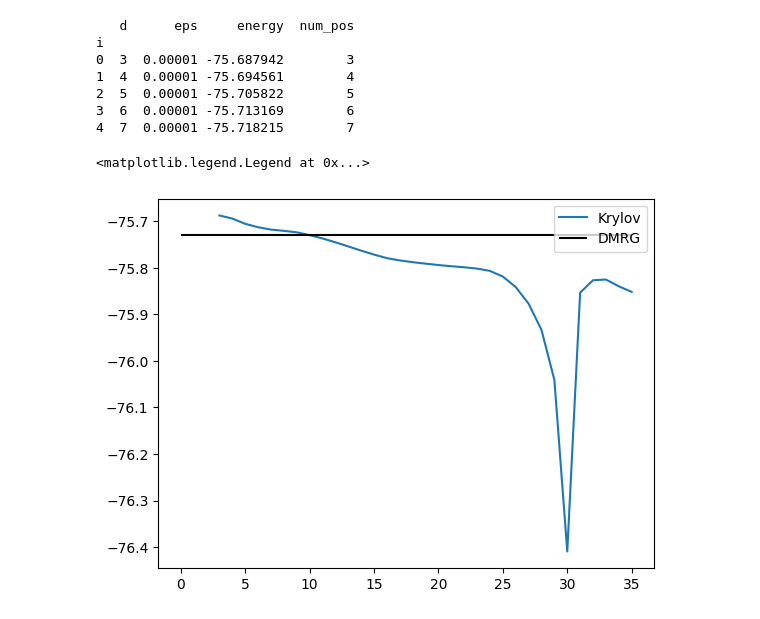
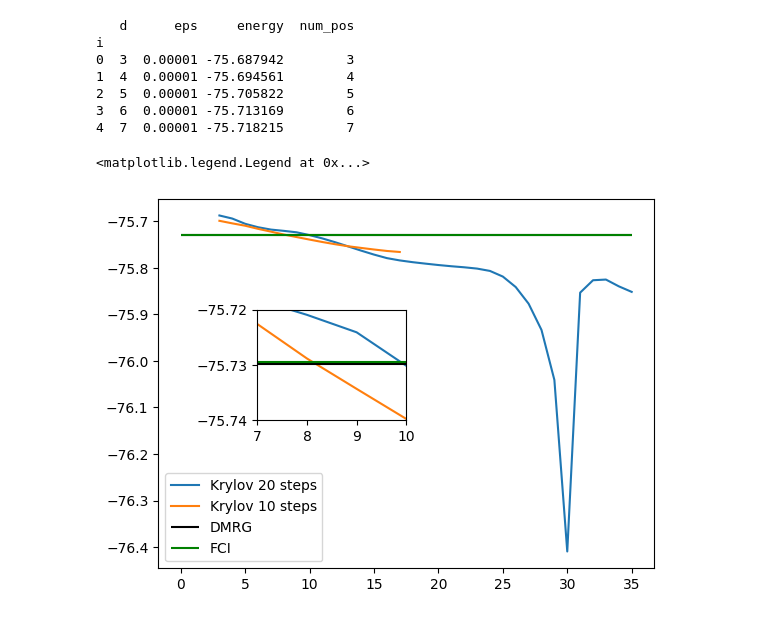
Before and after one commit to rmlarose/compare-vkp, a Jupyter notebook: water_plot_new.ipynb, the cells around one changed output. Drawn from its saved outputs; the diff is of its cells as text; code cells hidden in the pictures.

Commit message:
Added data from 10-step calculation as well as FCI energy.

```diff
--- a/water_plot_new.ipynb
+++ b/water_plot_new.ipynb
@@ -15,13 +15,30 @@ i
 2  5  0.00001 -75.705822        5
 3  6  0.00001 -75.713169        6
 4  7  0.00001 -75.718215        7
+# %%
+output_file2 = "water_10steps/eigvals.hdf5"
+df2 = pd.read_hdf(output_file2, key="eigenvalues")
 # %%
 energy_dmrg = -75.72977583
+energy_fci = -7.572938704e+01
 # %%
 fig, ax = plt.subplots()
-ax.plot(df["d"], df["energy"], label="Krylov")
+ax.plot(df["d"], df["energy"], label="Krylov 20 steps")
+ax.plot(df2["d"], df2["energy"], label="Krylov 10 steps")
 ax.hlines(energy_dmrg, 0., max(df["d"]), 'k', label="DMRG")
+ax.hlines(energy_fci, 0., max(df["d"]), 'g', label="FCI")
+
+x1, x2, y1, y2 = 7, 10, -75.74, -75.72
+ax_ins = ax.inset_axes(
+    [0.2, 0.4, 0.3, 0.3],
+    xlim=(x1, x2), ylim=(y1, y2)
+)
+ax_ins.plot(df["d"], df["energy"], label="Krylov 20 steps")
+ax_ins.plot(df2["d"], df2["energy"], label="Krylov 10 steps")
+ax_ins.hlines(energy_dmrg, 0., max(df["d"]), 'k', label="DMRG")
+ax_ins.hlines(energy_fci, 0., max(df["d"]), 'g', label="FCI")
+
 plt.legend()
 # %% [output]
 <matplotlib.legend.Legend at 0x...>
-[figure, old version]
+[figure, new version]
```
Also changed, not shown: 2 other files.
